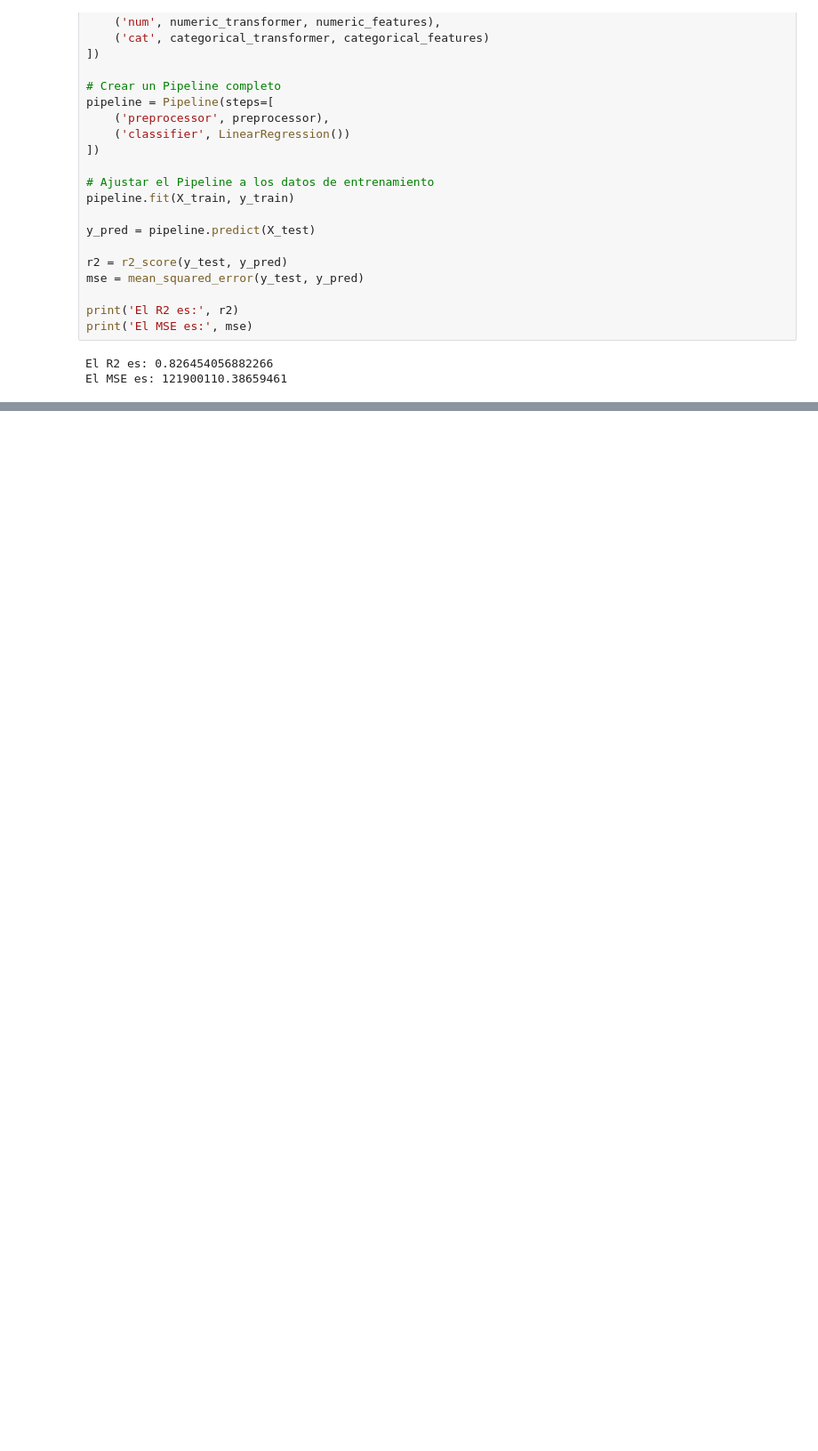
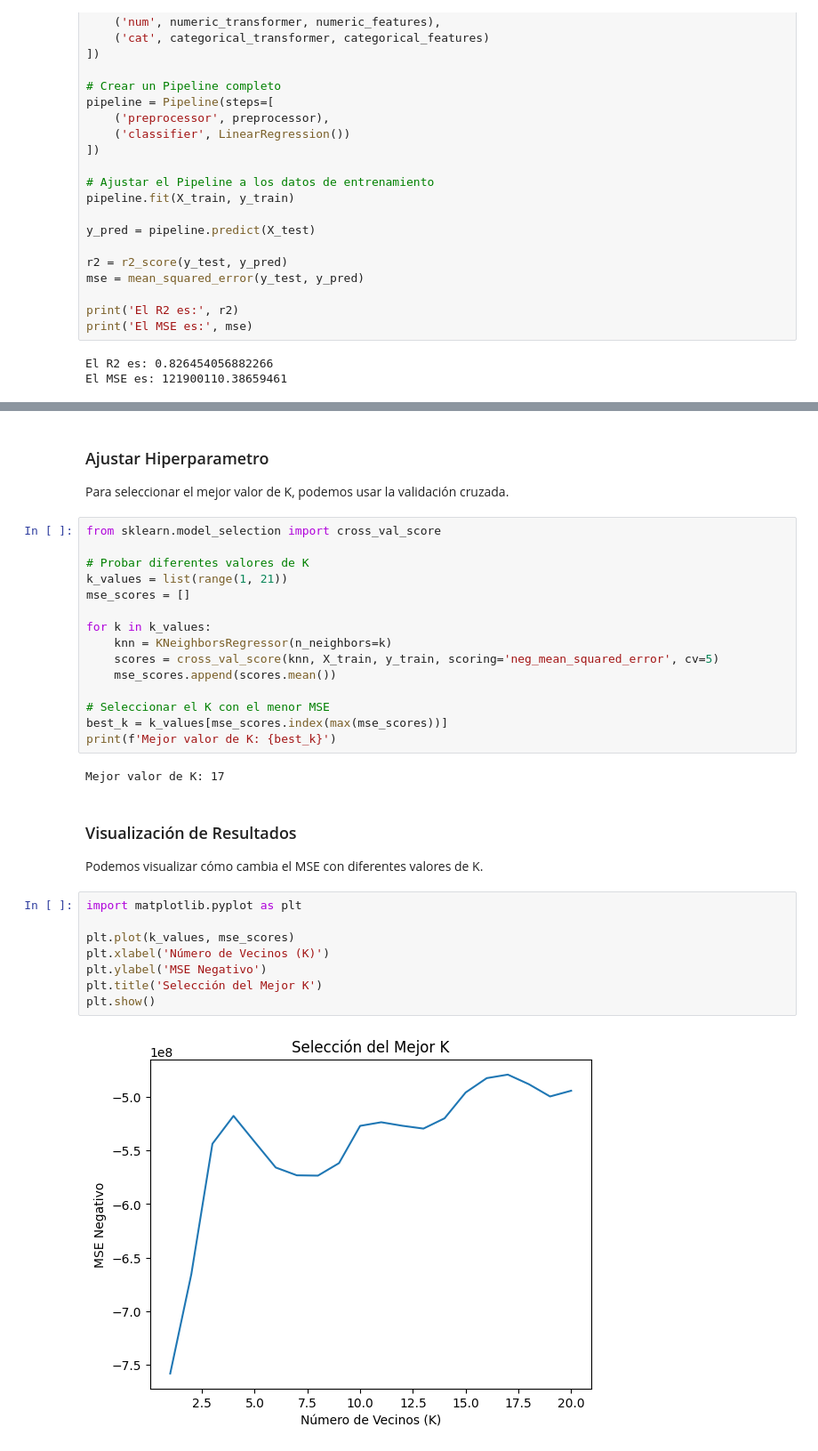
Before and after one commit to sebachamorrov/data-science-mitic, a Jupyter notebook: Modulo2_ML/Core/CORE1.ipynb, the cells around one changed output, grey strips where cells are left out. Shown at 89% size. Drawn from its saved outputs; the diff is of its cells as text; blank space fills up the shorter version.

```diff
--- a/Modulo2_ML/Core/CORE1.ipynb
+++ b/Modulo2_ML/Core/CORE1.ipynb
@@ -143,0 +212,33 @@ El MSE es: 121900110.38659461
+# %% [markdown]
+### Ajustar Hiperparametro
+Para seleccionar el mejor valor de K, podemos usar la validación cruzada.
+# %%
+from sklearn.model_selection import cross_val_score
+
+# Probar diferentes valores de K
+k_values = list(range(1, 21))
+mse_scores = []
+
+for k in k_values:
+    knn = KNeighborsRegressor(n_neighbors=k)
+    scores = cross_val_score(knn, X_train, y_train, scoring='neg_mean_squared_error', cv=5)
+    mse_scores.append(scores.mean())
+
+# Seleccionar el K con el menor MSE
+best_k = k_values[mse_scores.index(max(mse_scores))]
+print(f'Mejor valor de K: {best_k}')
+# %% [output]
+Mejor valor de K: 17
+# %% [markdown]
+### Visualización de Resultados
+Podemos visualizar cómo cambia el MSE con diferentes valores de K.
+# %%
+import matplotlib.pyplot as plt
+
+plt.plot(k_values, mse_scores)
+plt.xlabel('Número de Vecinos (K)')
+plt.ylabel('MSE Negativo')
+plt.title('Selección del Mejor K')
+plt.show()
+# %% [output]
+[figure, added]
```
Also changed, not shown: parts of 9 cells of this notebook, 3 other files.
